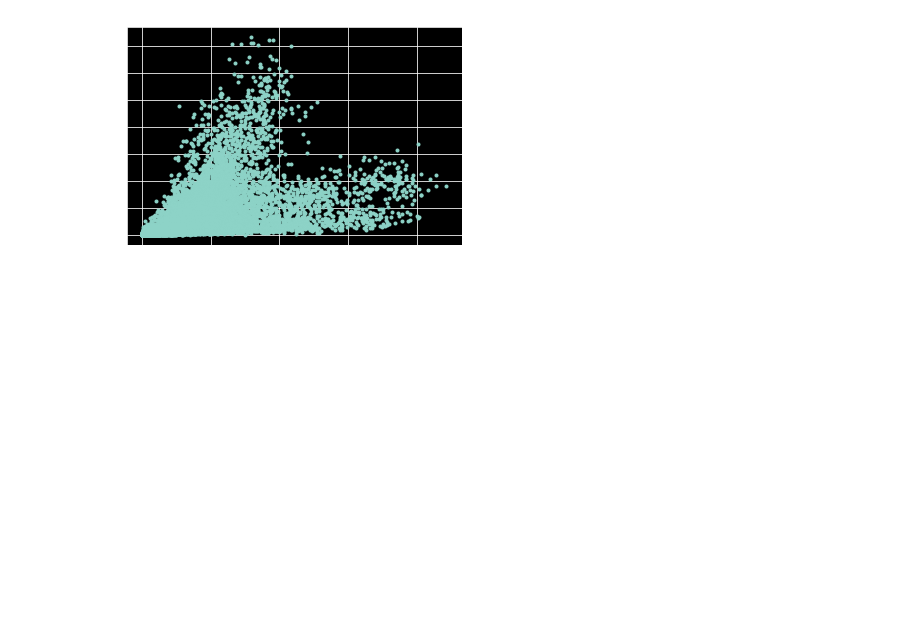
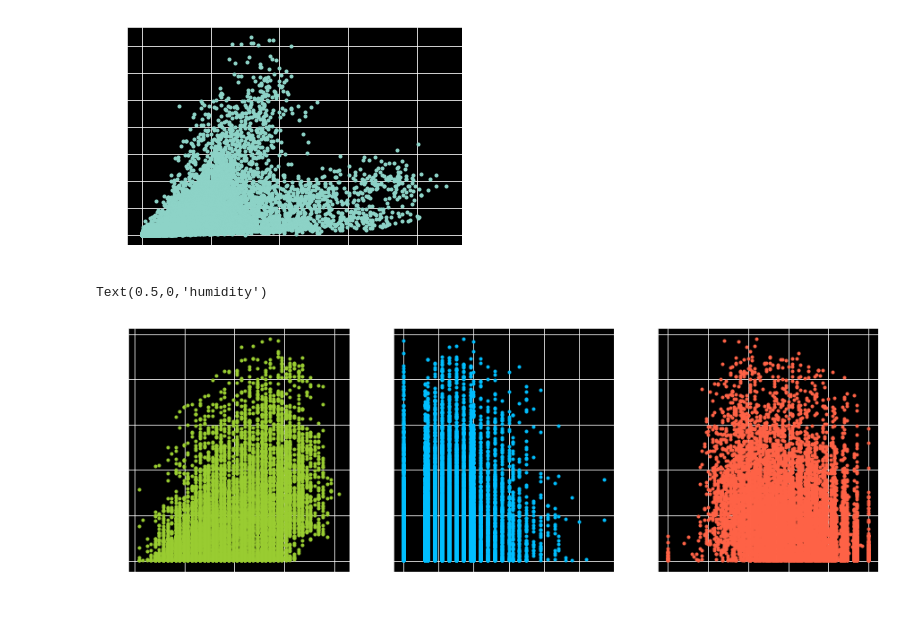
Before and after one commit to yugitti/kaggle, a Jupyter notebook: Untitled.ipynb, the cells around one changed output. Drawn from its saved outputs; the diff is of its cells as text; code cells hidden in the pictures; blank space fills up the shorter version.

```diff
--- a/Untitled.ipynb
+++ b/Untitled.ipynb
@@ -357,3 +359,15 @@ plt.scatter(df["registered"], df["casual"],marker=".")
 # %% [output]
 <matplotlib.collections.PathCollection at 0x...>
 [figure]
+# %%
+#その他の数値データとcountの関係性を確認
+figs, axs = plt.subplots(1,3,figsize=(15,5))
+axs[0].scatter(df["temp"], df["count"], marker=".", color="yellowgreen")
+axs[1].scatter(df["windspeed"], df["count"], marker=".", color="deepskyblue")
+axs[2].scatter(df["humidity"], df["count"], marker=".", color="tomato")
+axs[0].set_xlabel("temp")
+axs[0].set_xlabel("windspeed")
+axs[0].set_xlabel("humidity")
+# %% [output]
+Text(0.5,0,'humidity')
+[figure, added]
```
Also changed, not shown: parts of 32 cells of this notebook, 2 other files.
